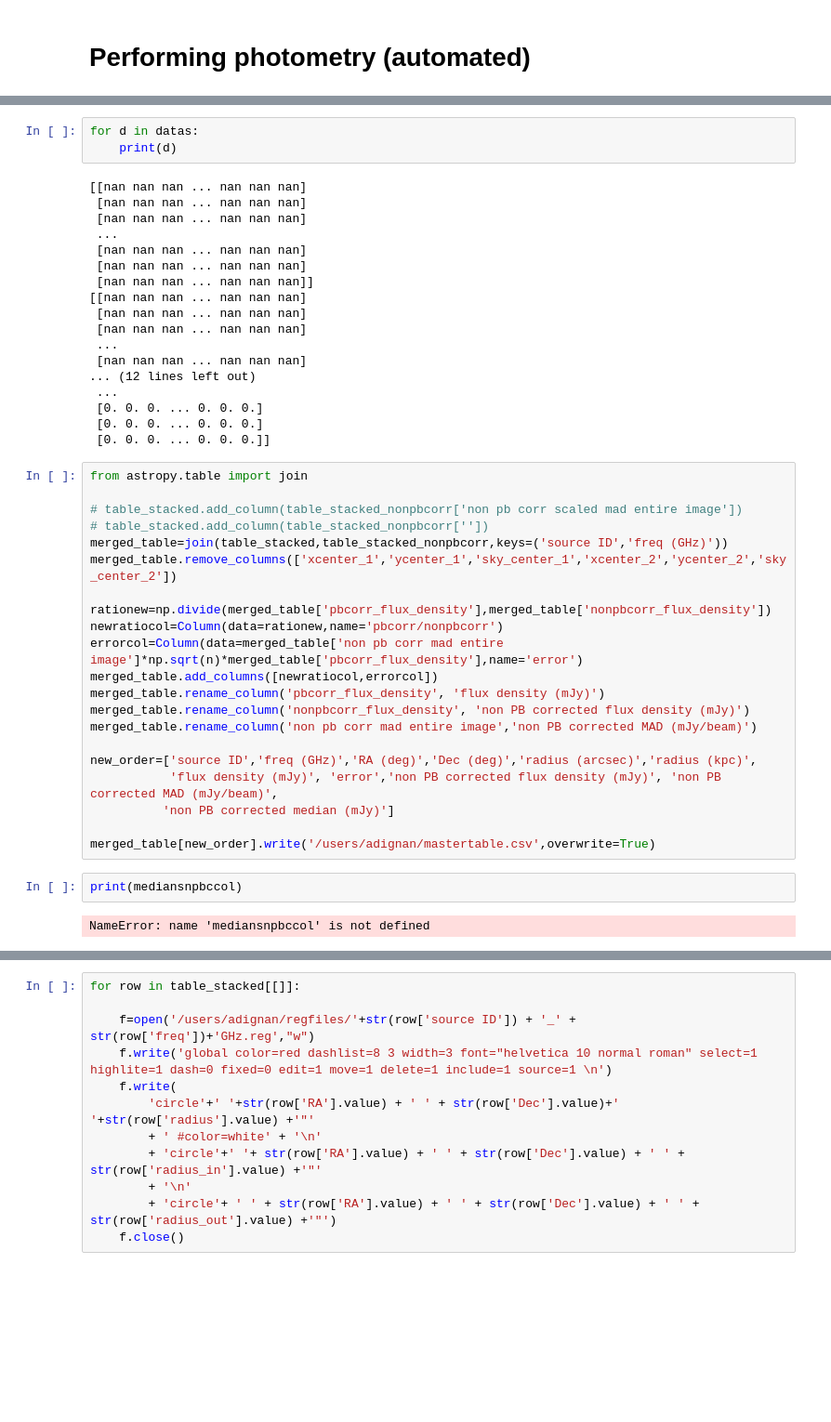
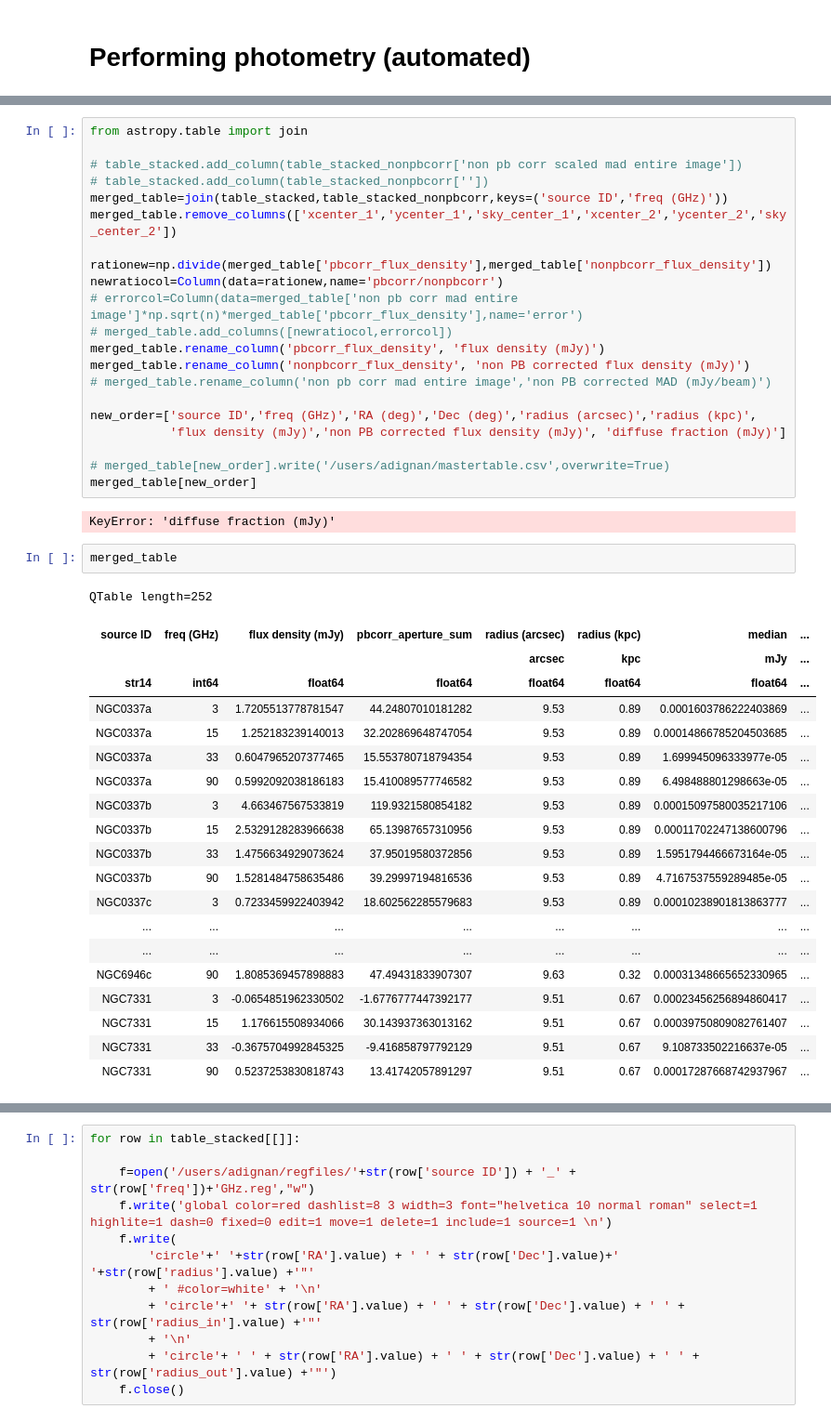
Before and after one commit to annadignan/nrao, a Jupyter notebook: photometry_recent.ipynb, the cells around one changed output, grey strips where cells are left out. Shown at 93% size. Cells and saved outputs as stored; diff of their text form; blank space fills up the shorter version.

```diff
--- a/photometry_recent.ipynb
+++ b/photometry_recent.ipynb
@@ -474,24 +471,3 @@ WARNING: FITSFixedWarning: 'cdfix' made the change 'Success'. [astropy.wcs.wcs]
-# %%
-for d in datas:
-    print(d)
-# %% [output]
-[[nan nan nan ... nan nan nan]
- [nan nan nan ... nan nan nan]
- [nan nan nan ... nan nan nan]
- ...
- [nan nan nan ... nan nan nan]
- [nan nan nan ... nan nan nan]
- [nan nan nan ... nan nan nan]]
-[[nan nan nan ... nan nan nan]
- [nan nan nan ... nan nan nan]
- [nan nan nan ... nan nan nan]
- ...
- [nan nan nan ... nan nan nan]
-... (12 lines left out)
- ...
- [0. 0. 0. ... 0. 0. 0.]
- [0. 0. 0. ... 0. 0. 0.]
- [0. 0. 0. ... 0. 0. 0.]]
 # %%
 from astropy.table import join
 
@@ -502,21 +478,42 @@ merged_table.remove_columns(['xcenter_1','ycenter_1','sky_center_1','xcenter_2',
 
 rationew=np.divide(merged_table['pbcorr_flux_density'],merged_table['nonpbcorr_flux_density'])
 newratiocol=Column(data=rationew,name='pbcorr/nonpbcorr')
-errorcol=Column(data=merged_table['non pb corr mad entire image']*np.sqrt(n)*merged_table['pbcorr_flux_density'],name='error')
-merged_table.add_columns([newratiocol,errorcol])
+# errorcol=Column(data=merged_table['non pb corr mad entire image']*np.sqrt(n)*merged_table['pbcorr_flux_density'],name='error')
+# merged_table.add_columns([newratiocol,errorcol])
 merged_table.rename_column('pbcorr_flux_density', 'flux density (mJy)')
 merged_table.rename_column('nonpbcorr_flux_density', 'non PB corrected flux density (mJy)')
-merged_table.rename_column('non pb corr mad entire image','non PB corrected MAD (mJy/beam)')
+# merged_table.rename_column('non pb corr mad entire image','non PB corrected MAD (mJy/beam)')
 
 new_order=['source ID','freq (GHz)','RA (deg)','Dec (deg)','radius (arcsec)','radius (kpc)',
-           'flux density (mJy)', 'error','non PB corrected flux density (mJy)', 'non PB corrected MAD (mJy/beam)',
-          'non PB corrected median (mJy)']
+           'flux density (mJy)','non PB corrected flux density (mJy)', 'diffuse fraction (mJy)']
 
-merged_table[new_order].write('/users/adignan/mastertable.csv',overwrite=True)
+# merged_table[new_order].write('/users/adignan/mastertable.csv',overwrite=True)
+merged_table[new_order]
+# %% [output]
+KeyError: 'diffuse fraction (mJy)'
-# %%
-print(mediansnpbccol)
-# %% [output]
-NameError: name 'mediansnpbccol' is not defined
+# %%
+merged_table
+# %% [output]
+QTable length=252
+| source ID | freq (GHz) | flux density (mJy) | pbcorr_aperture_sum | radius (arcsec) | radius (kpc) | median | ... |
+|  |  |  |  | arcsec | kpc | mJy | ... |
+| str14 | int64 | float64 | float64 | float64 | float64 | float64 | ... |
+| NGC0337a | 3 | 1.7205513778781547 | 44.24807010181282 | 9.53 | 0.89 | 0.0001603786222403869 | ... |
+| NGC0337a | 15 | 1.252183239140013 | 32.202869648747054 | 9.53 | 0.89 | 0.00014866785204503685 | ... |
+| NGC0337a | 33 | 0.6047965207377465 | 15.553780718794354 | 9.53 | 0.89 | 1.699945096333977e-05 | ... |
+| NGC0337a | 90 | 0.5992092038186183 | 15.410089577746582 | 9.53 | 0.89 | 6.498488801298663e-05 | ... |
+| NGC0337b | 3 | 4.663467567533819 | 119.9321580854182 | 9.53 | 0.89 | 0.00015097580035217106 | ... |
+| NGC0337b | 15 | 2.5329128283966638 | 65.13987657310956 | 9.53 | 0.89 | 0.00011702247138600796 | ... |
+| NGC0337b | 33 | 1.4756634929073624 | 37.95019580372856 | 9.53 | 0.89 | 1.5951794466673164e-05 | ... |
+| NGC0337b | 90 | 1.5281484758635486 | 39.29997194816536 | 9.53 | 0.89 | 4.7167537559289485e-05 | ... |
+| NGC0337c | 3 | 0.7233459922403942 | 18.602562285579683 | 9.53 | 0.89 | 0.00010238901813863777 | ... |
+| ... | ... | ... | ... | ... | ... | ... | ... |
+| ... | ... | ... | ... | ... | ... | ... | ... |
+| NGC6946c | 90 | 1.8085369457898883 | 47.49431833907307 | 9.63 | 0.32 | 0.00031348665652330965 | ... |
+| NGC7331 | 3 | -0.0654851962330502 | -1.6776777447392177 | 9.51 | 0.67 | 0.00023456256894860417 | ... |
+| NGC7331 | 15 | 1.176615508934066 | 30.143937363013162 | 9.51 | 0.67 | 0.00039750809082761407 | ... |
+| NGC7331 | 33 | -0.3675704992845325 | -9.416858797792129 | 9.51 | 0.67 | 9.108733502216637e-05 | ... |
+| NGC7331 | 90 | 0.5237253830818743 | 13.41742057891297 | 9.51 | 0.67 | 0.00017287668742937967 | ... |
 # %%
 import matplotlib
 import matplotlib.pyplot as plt
```
Also changed, not shown: parts of 3 cells of this notebook.
